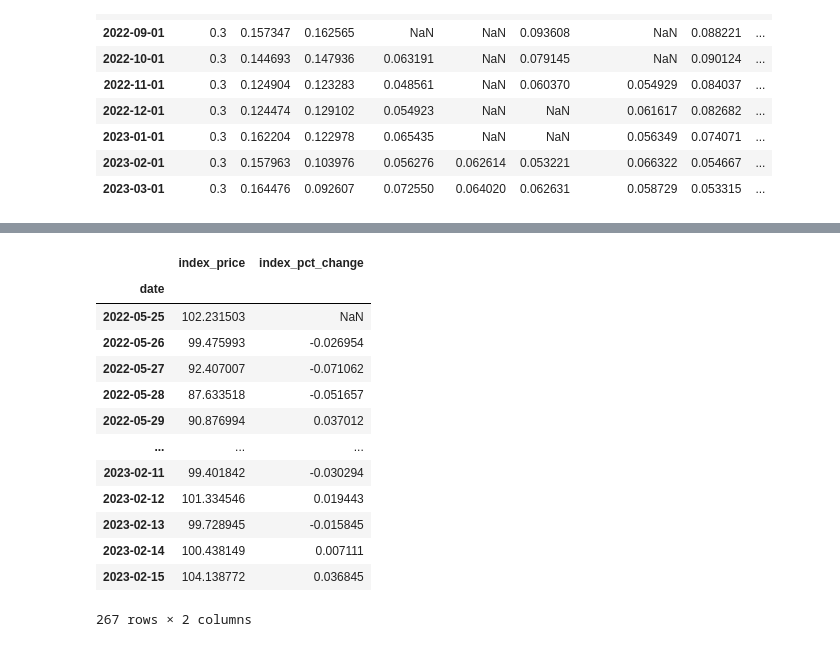
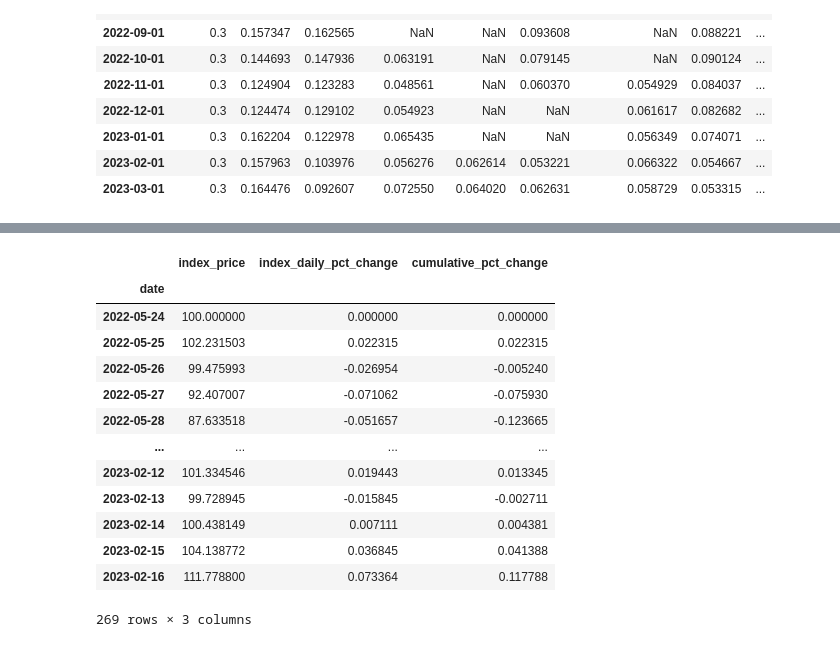
Before and after one commit to Phuture-Finance/rebalancing-data, a Jupyter notebook: PDI/pdi_benchmark.ipynb, the cells around one changed output, grey strips where cells are left out. Cells and saved outputs as stored; diff of their text form; code cells hidden in the pictures.

```diff
--- a/PDI/pdi_benchmark.ipynb
+++ b/PDI/pdi_benchmark.ipynb
@@ -78,35 +79,44 @@ prices_pct_change
 # %%
 pdi_start_price = 100
 pdi_performance = pd.DataFrame(columns=['index_price'])
+pdi_performance.loc[pd.to_datetime(pdi_start_date)] = pdi_start_price
 
 
 for date, asset_changes in prices_pct_change.iterrows():
     daily_change = 0
     if date < weights.first_valid_index():
         index_weights = weights.loc[weights.first_valid_index()].dropna()
     else:
         index_weights = weights.loc[weights.loc[:date].last_valid_index()].dropna()
     for asset, weight in index_weights.iteritems():
         daily_change += weight * asset_changes[asset]
     pdi_start_price *= 1+daily_change
     pdi_performance.loc[date] = pdi_start_price
 
 pdi_performance.index.name = 'date'
-pdi_pct_change = pdi_performance.pct_change().rename(columns={'index_price':'index_pct_change'})
+pdi_pct_change = pdi_performance.pct_change().rename(columns={'index_price':'index_daily_pct_change'})
 pdi_performance = pdi_performance.join(pdi_pct_change,on='date',how='left')
+
+cumulative_pct_change = []
+for date, index_data in  pdi_performance.iterrows():
+    cumulative_pct_change.append(index_data['index_price']/100 -1)
+
+pdi_performance['cumulative_pct_change'] = cumulative_pct_change
+
+pdi_performance.fillna(0,inplace=True)
 pdi_performance
 # %% [output]
-|  | index_price | index_pct_change |
-| date |  |  |
-| 2022-05-25 | 102.231503 | NaN |
-| 2022-05-26 | 99.475993 | -0.026954 |
-| 2022-05-27 | 92.407007 | -0.071062 |
-| 2022-05-28 | 87.633518 | -0.051657 |
-| 2022-05-29 | 90.876994 | 0.037012 |
-| ... | ... | ... |
-| 2023-02-11 | 99.401842 | -0.030294 |
-| 2023-02-12 | 101.334546 | 0.019443 |
-| 2023-02-13 | 99.728945 | -0.015845 |
-| 2023-02-14 | 100.438149 | 0.007111 |
-| 2023-02-15 | 104.138772 | 0.036845 |
+|  | index_price | index_daily_pct_change | cumulative_pct_change |
+| date |  |  |  |
+| 2022-05-24 | 100.000000 | 0.000000 | 0.000000 |
+| 2022-05-25 | 102.231503 | 0.022315 | 0.022315 |
+| 2022-05-26 | 99.475993 | -0.026954 | -0.005240 |
+| 2022-05-27 | 92.407007 | -0.071062 | -0.075930 |
+| 2022-05-28 | 87.633518 | -0.051657 | -0.123665 |
+| ... | ... | ... | ... |
+| 2023-02-12 | 101.334546 | 0.019443 | 0.013345 |
+| 2023-02-13 | 99.728945 | -0.015845 | -0.002711 |
+| 2023-02-14 | 100.438149 | 0.007111 | 0.004381 |
+| 2023-02-15 | 104.138772 | 0.036845 | 0.041388 |
+| 2023-02-16 | 111.778800 | 0.073364 | 0.117788 |
-267 rows × 2 columns
+269 rows × 3 columns
```
Also changed, not shown: parts of 4 cells of this notebook.
